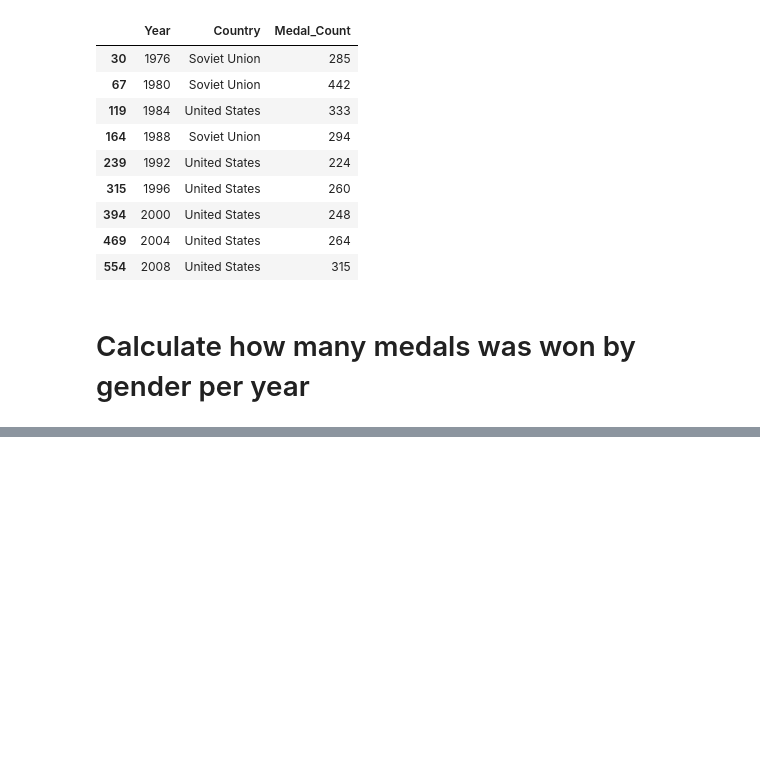
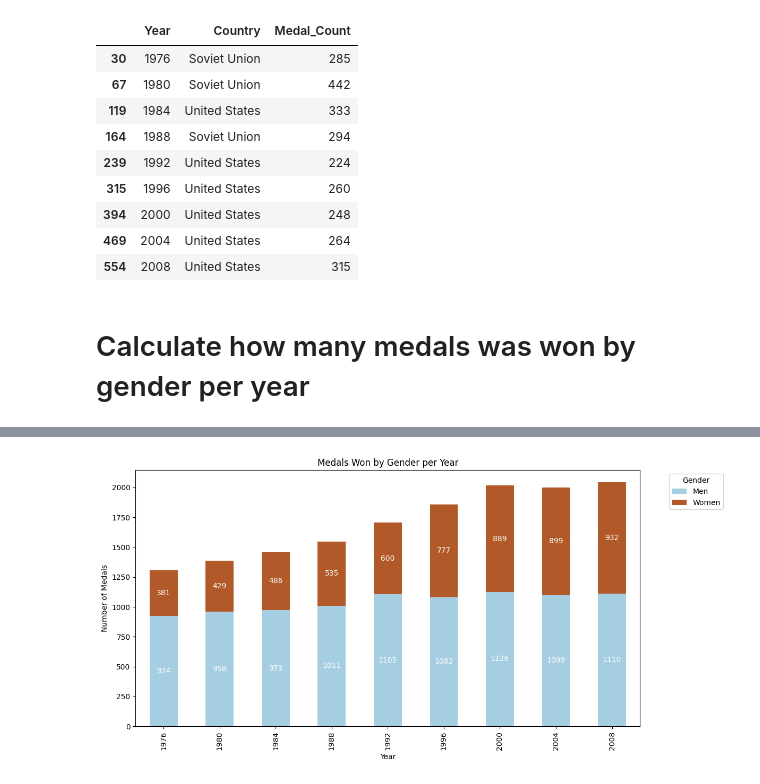
Before and after one commit to nikarcosta/summer-olympics-medals, a Jupyter notebook: summer-olympic-medals.ipynb, the cells around one changed output, grey strips where cells are left out. Saved outputs shown, nothing was run; the diff lists cells and outputs as text; code cells hidden in the pictures; blank space fills up the shorter version.

```diff
--- a/summer-olympic-medals.ipynb
+++ b/summer-olympic-medals.ipynb
@@ -107,0 +104,18 @@ medals_by_gender
+# %%
+
+ax = medals_by_gender_pivot.plot(kind='bar', stacked=True, figsize=(12, 6), colormap='Paired')
+
+for bars in ax.containers:
+    ax.bar_label(bars, label_type='center', fmt='%d', fontsize=10, color='white')
+
+plt.title('Medals Won by Gender per Year')
+plt.xlabel('Year')
+plt.ylabel('Number of Medals')
+
+plt.legend(title='Gender', bbox_to_anchor=(1.05, 1), loc='upper left')
+
+plt.tight_layout()
+
+plt.show()
+# %% [output]
+[figure, added]
```
Also changed, not shown: parts of 2 cells of this notebook.
